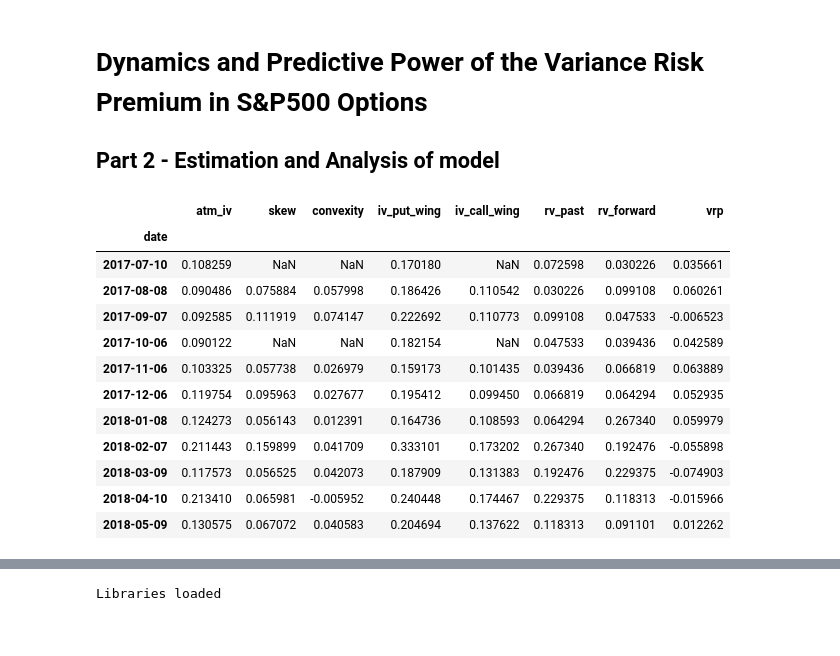
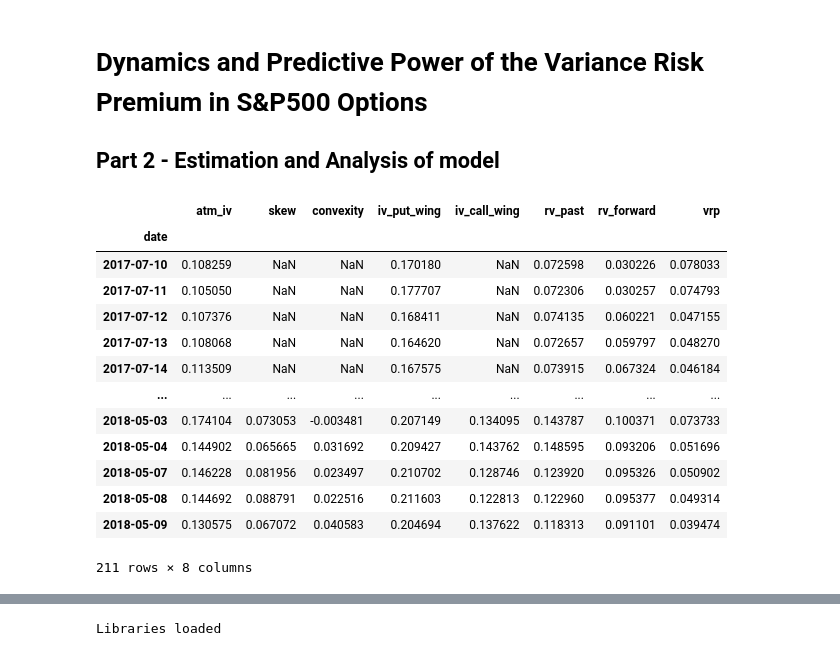
Before and after one commit to GabrielDelhay/Econometrics-project, a Jupyter notebook: Econometrics_Models.ipynb, the cells around one changed output, grey strips where cells are left out. Saved outputs shown, nothing was run; the diff lists cells and outputs as text; code cells hidden in the pictures.

```diff
--- a/Econometrics_Models.ipynb
+++ b/Econometrics_Models.ipynb
@@ -28,18 +28,19 @@ metrics        = ts['metrics']
 df             = ts['df']
 spot_ts         = ts['spot_ts']
 # %%
-reg_nonoverlap
+reg_overlap
 # %% [output]
 |  | atm_iv | skew | convexity | iv_put_wing | iv_call_wing | rv_past | rv_forward | vrp |
 | date |  |  |  |  |  |  |  |  |
-| 2017-07-10 | 0.108259 | NaN | NaN | 0.170180 | NaN | 0.072598 | 0.030226 | 0.035661 |
-| 2017-08-08 | 0.090486 | 0.075884 | 0.057998 | 0.186426 | 0.110542 | 0.030226 | 0.099108 | 0.060261 |
-| 2017-09-07 | 0.092585 | 0.111919 | 0.074147 | 0.222692 | 0.110773 | 0.099108 | 0.047533 | -0.006523 |
-| 2017-10-06 | 0.090122 | NaN | NaN | 0.182154 | NaN | 0.047533 | 0.039436 | 0.042589 |
-| 2017-11-06 | 0.103325 | 0.057738 | 0.026979 | 0.159173 | 0.101435 | 0.039436 | 0.066819 | 0.063889 |
-| 2017-12-06 | 0.119754 | 0.095963 | 0.027677 | 0.195412 | 0.099450 | 0.066819 | 0.064294 | 0.052935 |
-| 2018-01-08 | 0.124273 | 0.056143 | 0.012391 | 0.164736 | 0.108593 | 0.064294 | 0.267340 | 0.059979 |
-| 2018-02-07 | 0.211443 | 0.159899 | 0.041709 | 0.333101 | 0.173202 | 0.267340 | 0.192476 | -0.055898 |
-| 2018-03-09 | 0.117573 | 0.056525 | 0.042073 | 0.187909 | 0.131383 | 0.192476 | 0.229375 | -0.074903 |
-| 2018-04-10 | 0.213410 | 0.065981 | -0.005952 | 0.240448 | 0.174467 | 0.229375 | 0.118313 | -0.015966 |
-| 2018-05-09 | 0.130575 | 0.067072 | 0.040583 | 0.204694 | 0.137622 | 0.118313 | 0.091101 | 0.012262 |
+| 2017-07-10 | 0.108259 | NaN | NaN | 0.170180 | NaN | 0.072598 | 0.030226 | 0.078033 |
+| 2017-07-11 | 0.105050 | NaN | NaN | 0.177707 | NaN | 0.072306 | 0.030257 | 0.074793 |
+| 2017-07-12 | 0.107376 | NaN | NaN | 0.168411 | NaN | 0.074135 | 0.060221 | 0.047155 |
+| 2017-07-13 | 0.108068 | NaN | NaN | 0.164620 | NaN | 0.072657 | 0.059797 | 0.048270 |
+| 2017-07-14 | 0.113509 | NaN | NaN | 0.167575 | NaN | 0.073915 | 0.067324 | 0.046184 |
+| ... | ... | ... | ... | ... | ... | ... | ... | ... |
+| 2018-05-03 | 0.174104 | 0.073053 | -0.003481 | 0.207149 | 0.134095 | 0.143787 | 0.100371 | 0.073733 |
+| 2018-05-04 | 0.144902 | 0.065665 | 0.031692 | 0.209427 | 0.143762 | 0.148595 | 0.093206 | 0.051696 |
+| 2018-05-07 | 0.146228 | 0.081956 | 0.023497 | 0.210702 | 0.128746 | 0.123920 | 0.095326 | 0.050902 |
+| 2018-05-08 | 0.144692 | 0.088791 | 0.022516 | 0.211603 | 0.122813 | 0.122960 | 0.095377 | 0.049314 |
+| 2018-05-09 | 0.130575 | 0.067072 | 0.040583 | 0.204694 | 0.137622 | 0.118313 | 0.091101 | 0.039474 |
+211 rows × 8 columns
```
Also changed, not shown: parts of 13 cells of this notebook, 3 other files.
